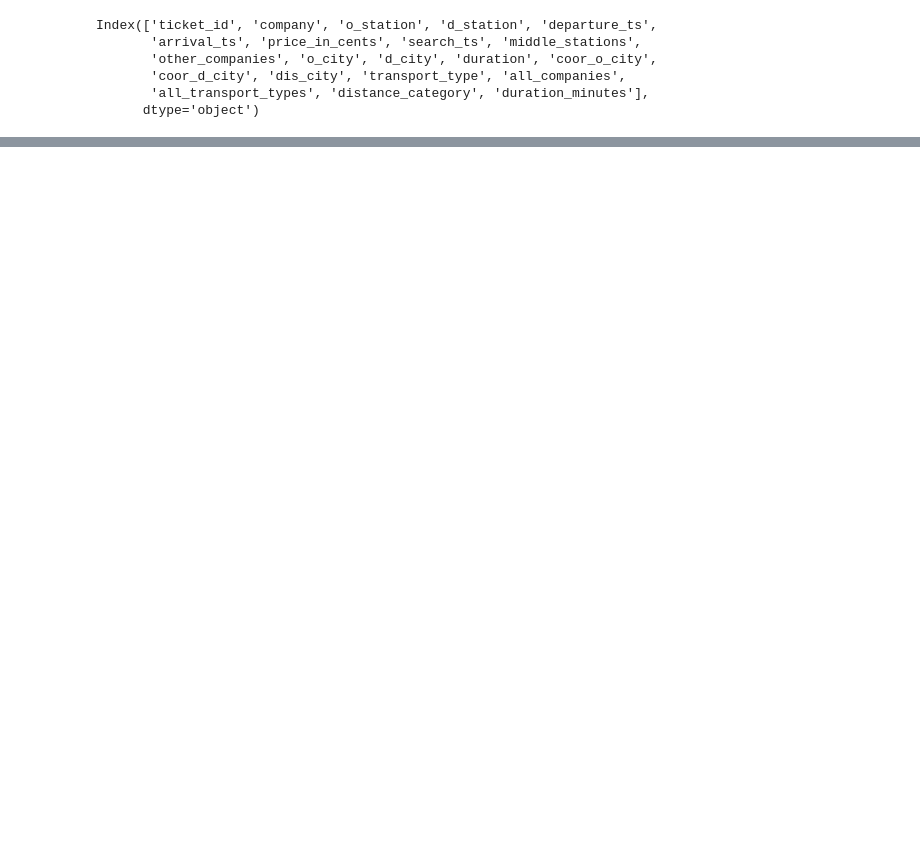
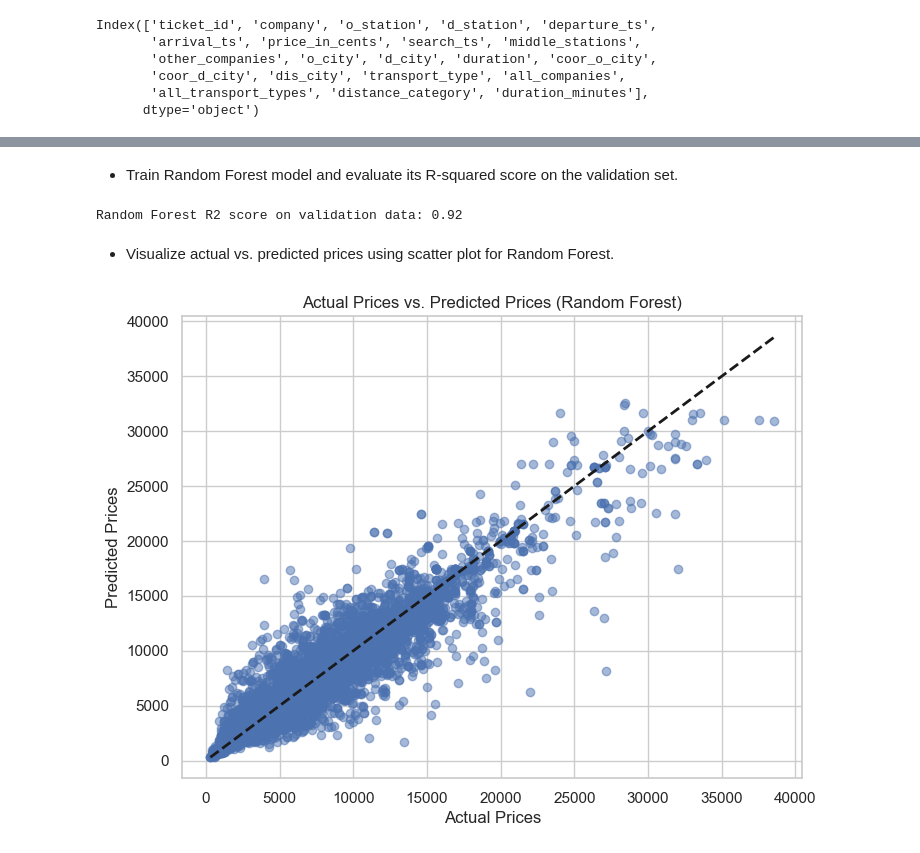
Before and after one commit to Amine5588/EDA_RandomForest, a Jupyter notebook: Test Technique.ipynb, the cells around one changed output, grey strips where cells are left out. Saved outputs shown, nothing was run; the diff lists cells and outputs as text; code cells hidden in the pictures; blank space fills up the shorter version.

```diff
--- a/Test Technique.ipynb
+++ b/Test Technique.ipynb
@@ -772,0 +759,2 @@ plt.show()
+# %%
+train_data = ticket_encoded.loc[:,['price_in_cents', 'duration_minutes', 'dis_city', 'bus', 'carpooling', 'train']].copy()
@@ -772,0 +802,16 @@ plt.show()
+# %%
+from sklearn.svm import SVR
+from sklearn.model_selection import cross_val_score, KFold
+from sklearn.metrics import r2_score
+
+model_SVM = SVR(kernel='linear', C=0.7, epsilon=0.2)
+
+kf = KFold(n_splits=5, shuffle=True)
+scores = cross_val_score(model_SVM, x_train, y_train, cv=kf, scoring='r2')
+print("SVR R2 score: %0.2f (+/- %0.2f)" % (scores.mean(), scores.std() * 2))
+
+model_SVM.fit(x_train, y_train)
+y_pred = model_SVM.predict(x_val)
+
+r2 = r2_score(y_test, y_pred)
+print(f"SVR R2 score on test data: {r2:.2f}")
@@ -772,0 +839,35 @@ plt.show()
+# %% [markdown]
+- Train Random Forest model and evaluate its R-squared score on the validation set.
+# %%
+from sklearn.ensemble import RandomForestRegressor
+from sklearn.metrics import r2_score
+
+# Create the Random Forest Regressor model
+model_RF = RandomForestRegressor(n_estimators=100, random_state=42)
+
+# Fit the model on the training data
+model_RF.fit(x_train, y_train)
+
+# Predict on the validation set
+y_pred_RF = model_RF.predict(x_val)
+
+# Evaluate the model
+r2_RF = r2_score(y_val, y_pred_RF)
+print(f"Random Forest R2 score on validation data: {r2_RF:.2f}")
+# %% [output]
+Random Forest R2 score on validation data: 0.92
+# %% [markdown]
+- Visualize actual vs. predicted prices using scatter plot for Random Forest.
+# %%
+import matplotlib.pyplot as plt
+
+# Create a scatter plot to visualize predicted vs. actual prices
+plt.figure(figsize=(8, 6))
+plt.scatter(y_val, y_pred_RF, alpha=0.5)
+plt.plot([y_val.min(), y_val.max()], [y_val.min(), y_val.max()], 'k--', lw=2)
+plt.xlabel('Actual Prices')
+plt.ylabel('Predicted Prices')
+plt.title('Actual Prices vs. Predicted Prices (Random Forest)')
+plt.show()
+# %% [output]
+[figure, added]
```
Also changed, not shown: parts of 49 cells of this notebook.
